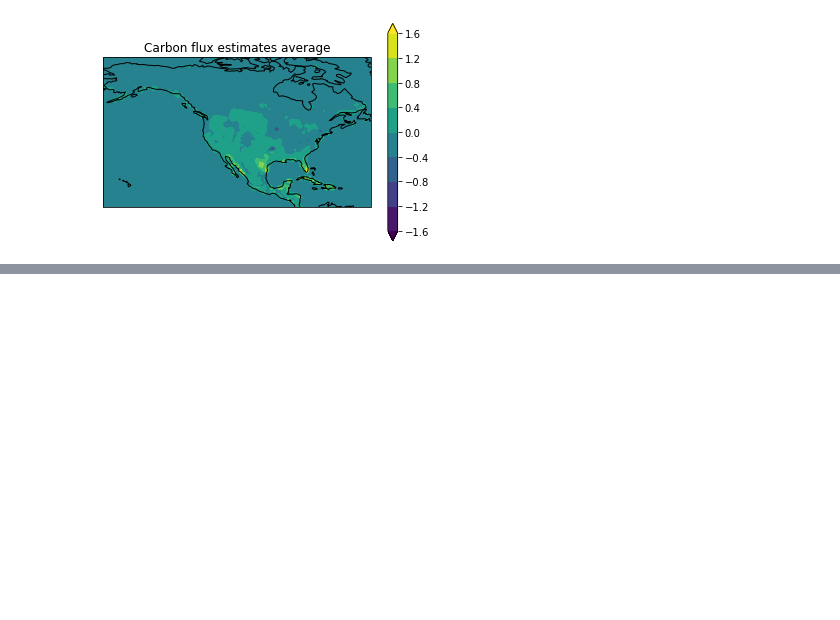
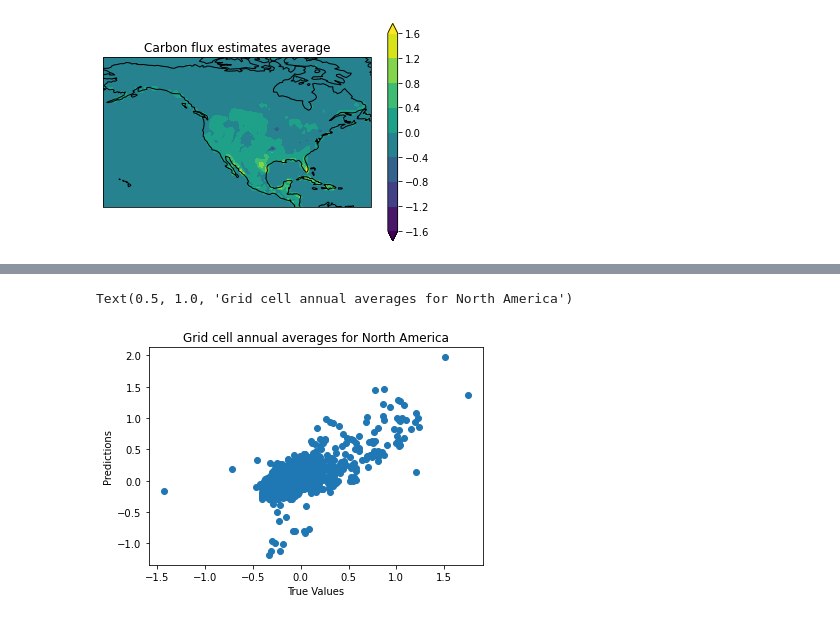
Before and after one commit to ypshiga/Neural_tutorial, a Jupyter notebook: NN_sandbox.ipynb, the cells around one changed output, grey strips where cells are left out. Saved outputs shown, nothing was run; the diff lists cells and outputs as text; code cells hidden in the pictures; blank space fills up the shorter version.

```diff
--- a/NN_sandbox.ipynb
+++ b/NN_sandbox.ipynb
@@ -621,0 +666,9 @@ plt.show()
+# %%
+plt.scatter(zt_flux,zi_flux)
+
+plt.xlabel('True Values')
+plt.ylabel('Predictions')
+plt.title('Grid cell annual averages for North America')
+# %% [output]
+Text(0.5, 1.0, 'Grid cell annual averages for North America')
+[figure, added]
```
Also changed, not shown: parts of 8 cells of this notebook.
